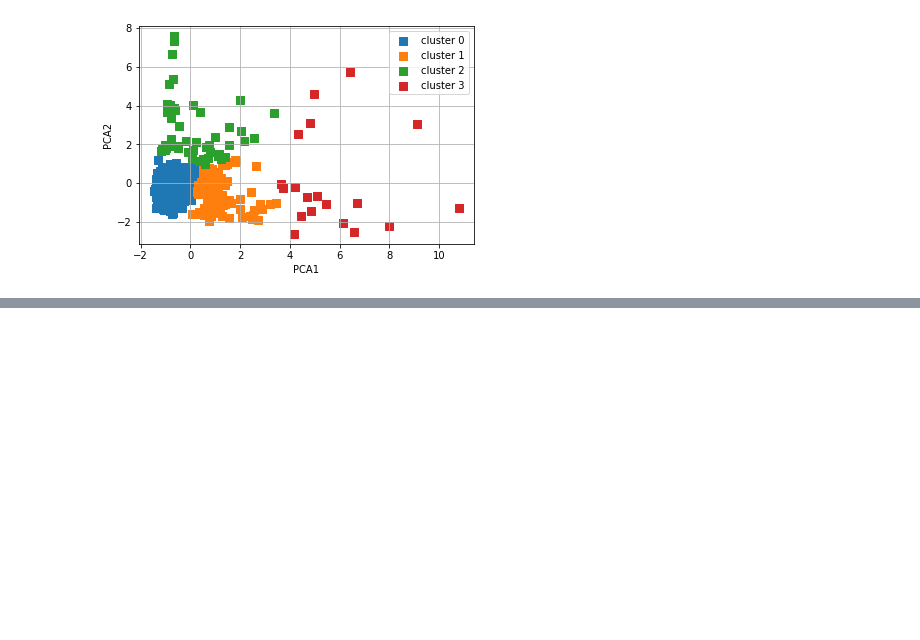
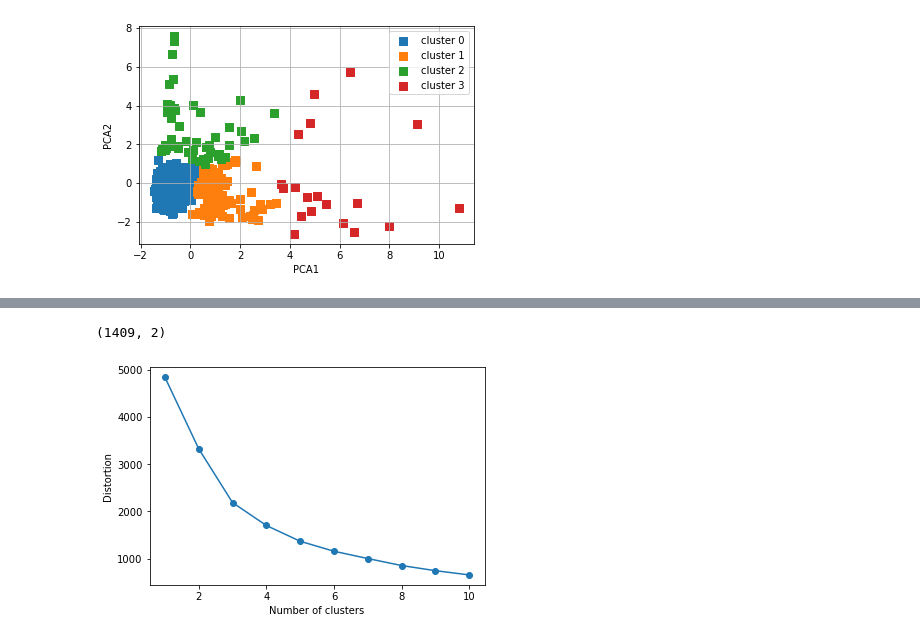
Before and after one commit to emre-bolcakan/miniproject-III, a Jupyter notebook: mini-project-III.ipynb, the cells around one changed output, grey strips where cells are left out. Drawn from its saved outputs; the diff is of its cells as text; code cells hidden in the pictures; blank space fills up the shorter version.

```diff
--- a/mini-project-III.ipynb
+++ b/mini-project-III.ipynb
@@ -623,0 +700,3 @@ df8[df8['clusters'] == 2]
+# %%
+data = data.iloc[:,6:]
+data
@@ -623,0 +717,7 @@ df8[df8['clusters'] == 2]
+# %%
+data.fillna(0, inplace=True)
+# %%
+scaler = StandardScaler()
+x = scaler.fit_transform(data)
+x = pd.DataFrame(x, columns=data.columns)
+x
@@ -623,0 +738,10 @@ df8[df8['clusters'] == 2]
+# %%
+pcamodel = PCA(n_components=2)
+pca = pcamodel.fit_transform(x)
+pca.shape
+# %% [output]
+(1409, 2)
+# %%
+plot_distortion(pca)
+# %% [output]
+[figure, added]
```
Also changed, not shown: parts of 34 cells of this notebook.
